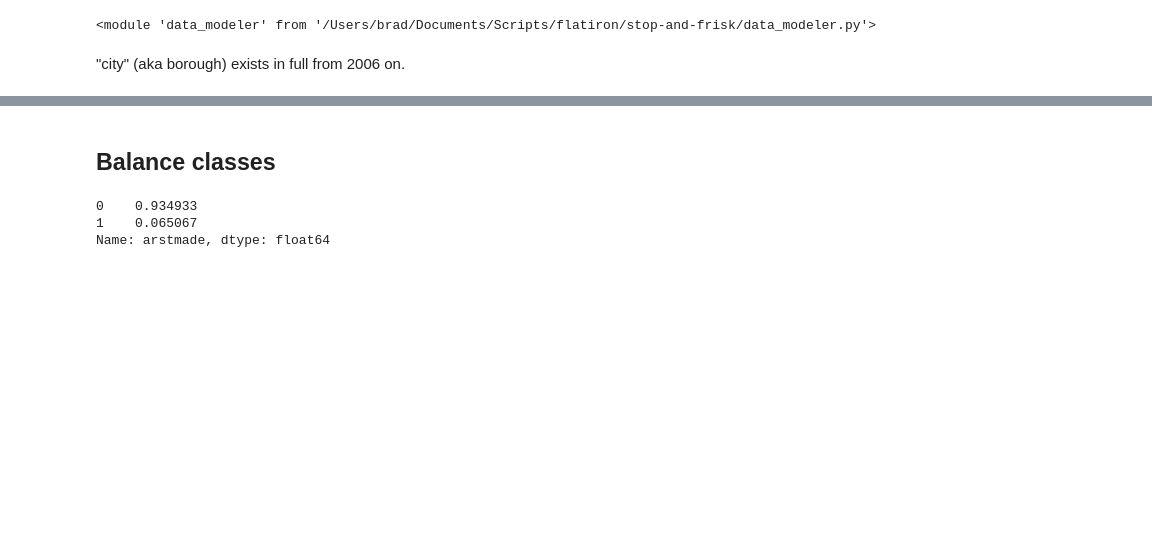
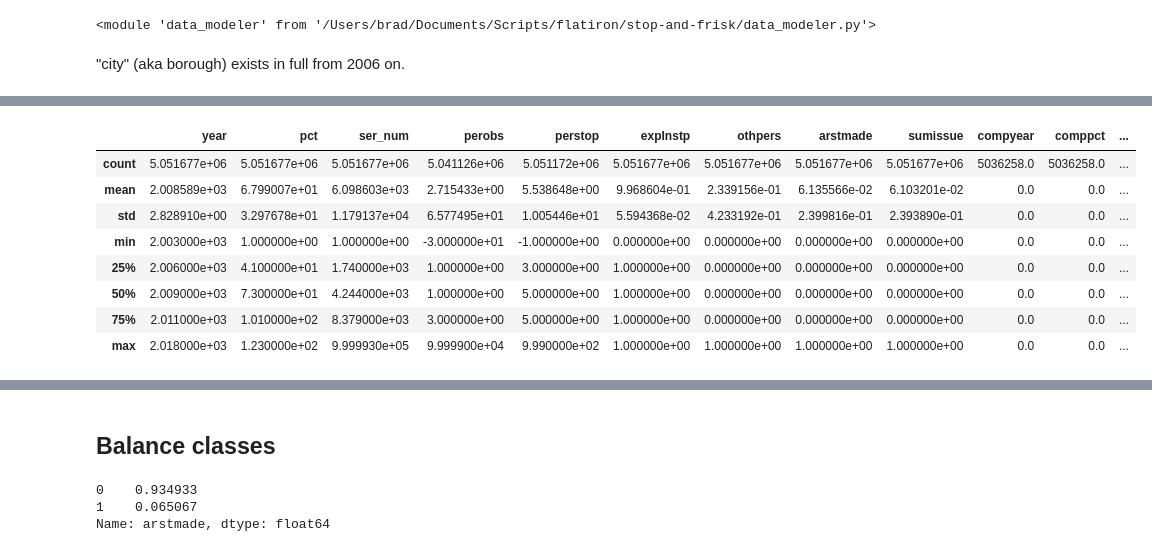
Before and after one commit to StevenDye/stop-and-frisk, a Jupyter notebook: fullmodel.ipynb, the cells around one changed output, grey strips where cells are left out. Drawn from its saved outputs; the diff is of its cells as text; code cells hidden in the pictures; blank space fills up the shorter version.

```diff
--- a/fullmodel.ipynb
+++ b/fullmodel.ipynb
@@ -68,3 +88,15 @@ pd.options.display.max_columns=119
+# %%
+full_df.describe()
+# %% [output]
+|  | year | pct | ser_num | perobs | perstop | explnstp | othpers | arstmade | sumissue | compyear | comppct | ... |
+| count | 5.051677e+06 | 5.051677e+06 | 5.051677e+06 | 5.041126e+06 | 5.051172e+06 | 5.051677e+06 | 5.051677e+06 | 5.051677e+06 | 5.051677e+06 | 5036258.0 | 5036258.0 | ... |
+| mean | 2.008589e+03 | 6.799007e+01 | 6.098603e+03 | 2.715433e+00 | 5.538648e+00 | 9.968604e-01 | 2.339156e-01 | 6.135566e-02 | 6.103201e-02 | 0.0 | 0.0 | ... |
+| std | 2.828910e+00 | 3.297678e+01 | 1.179137e+04 | 6.577495e+01 | 1.005446e+01 | 5.594368e-02 | 4.233192e-01 | 2.399816e-01 | 2.393890e-01 | 0.0 | 0.0 | ... |
+| min | 2.003000e+03 | 1.000000e+00 | 1.000000e+00 | -3.000000e+01 | -1.000000e+00 | 0.000000e+00 | 0.000000e+00 | 0.000000e+00 | 0.000000e+00 | 0.0 | 0.0 | ... |
+| 25% | 2.006000e+03 | 4.100000e+01 | 1.740000e+03 | 1.000000e+00 | 3.000000e+00 | 1.000000e+00 | 0.000000e+00 | 0.000000e+00 | 0.000000e+00 | 0.0 | 0.0 | ... |
+| 50% | 2.009000e+03 | 7.300000e+01 | 4.244000e+03 | 1.000000e+00 | 5.000000e+00 | 1.000000e+00 | 0.000000e+00 | 0.000000e+00 | 0.000000e+00 | 0.0 | 0.0 | ... |
+| 75% | 2.011000e+03 | 1.010000e+02 | 8.379000e+03 | 3.000000e+00 | 5.000000e+00 | 1.000000e+00 | 0.000000e+00 | 0.000000e+00 | 0.000000e+00 | 0.0 | 0.0 | ... |
+| max | 2.018000e+03 | 1.230000e+02 | 9.999930e+05 | 9.999900e+04 | 9.990000e+02 | 1.000000e+00 | 1.000000e+00 | 1.000000e+00 | 1.000000e+00 | 0.0 | 0.0 | ... |
 # %%
 df = full_df.sample(5000)
 # %%
```
Also changed, not shown: parts of 12 cells of this notebook, 2 other files.
